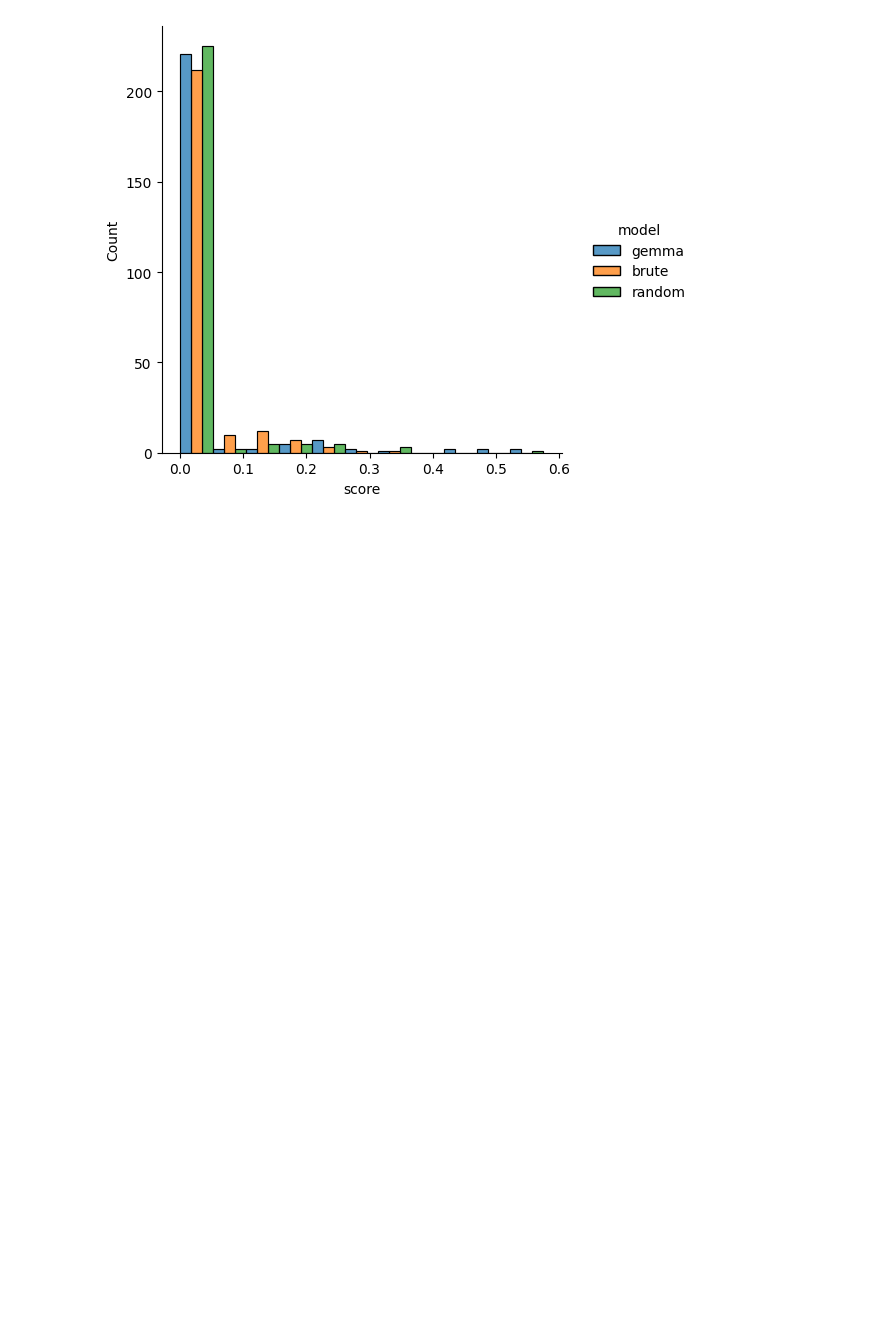
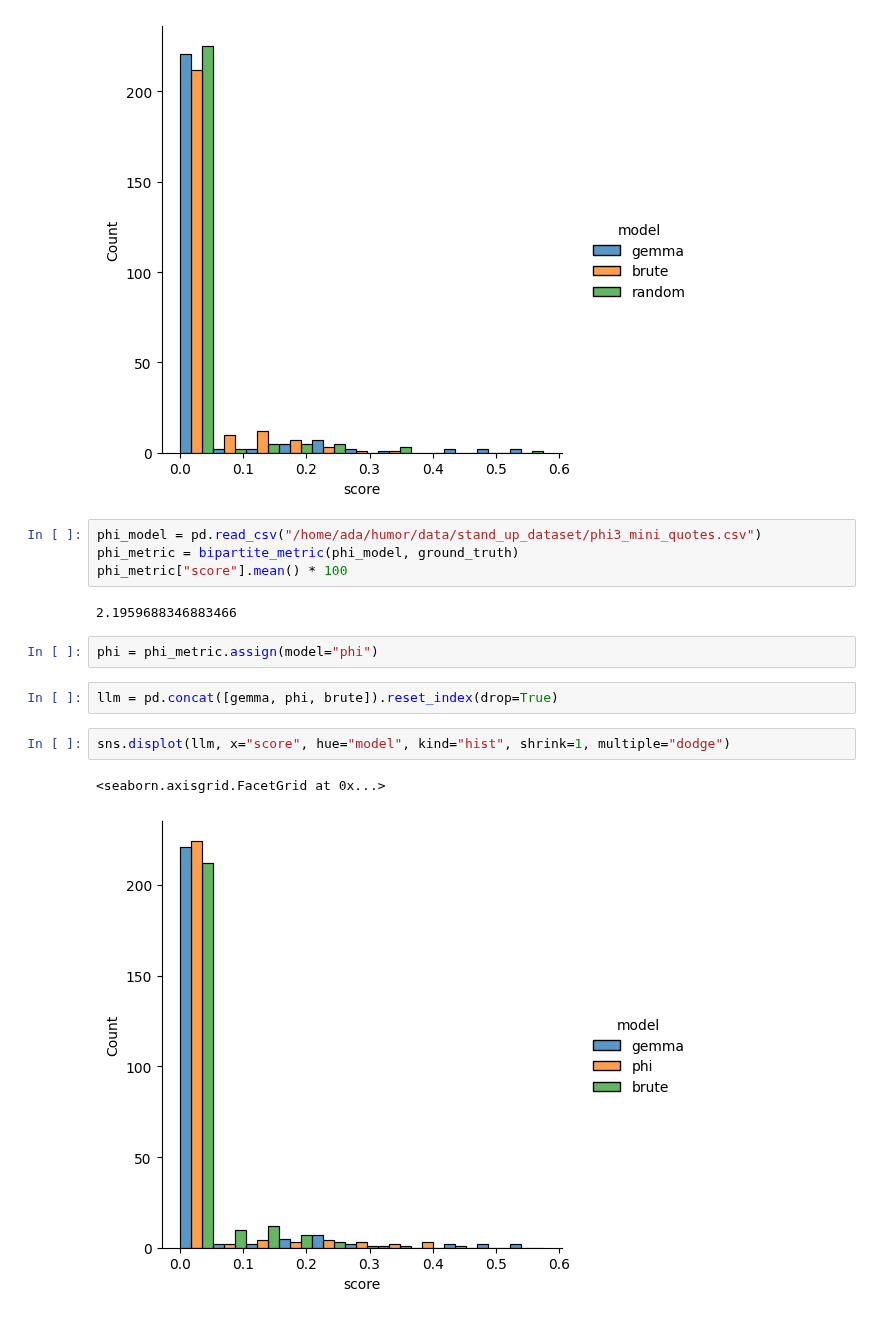
Before and after one commit to swaggirl9000/humor, a Jupyter notebook: notebooks/base_metric_comparison.ipynb, the cells around one changed output. Cells and saved outputs as stored; diff of their text form; blank space fills up the shorter version.

```diff
--- a/notebooks/base_metric_comparison.ipynb
+++ b/notebooks/base_metric_comparison.ipynb
@@ -53,3 +69,18 @@ sns.displot(df, x="score", hue="model", kind="hist", shrink=1, multiple="dodge")
 # %% [output]
 <seaborn.axisgrid.FacetGrid at 0x...>
 [figure]
+# %%
+phi_model = pd.read_csv("/home/ada/humor/data/stand_up_dataset/phi3_mini_quotes.csv")
+phi_metric = bipartite_metric(phi_model, ground_truth)
+phi_metric["score"].mean() * 100
+# %% [output]
+2.1959688346883466
+# %%
+phi = phi_metric.assign(model="phi")
+# %%
+llm = pd.concat([gemma, phi, brute]).reset_index(drop=True)
+# %%
+sns.displot(llm, x="score", hue="model", kind="hist", shrink=1, multiple="dodge")
+# %% [output]
+<seaborn.axisgrid.FacetGrid at 0x...>
+[figure, added]
```
Also changed, not shown: parts of 1 cell of this notebook, 4 other files.
